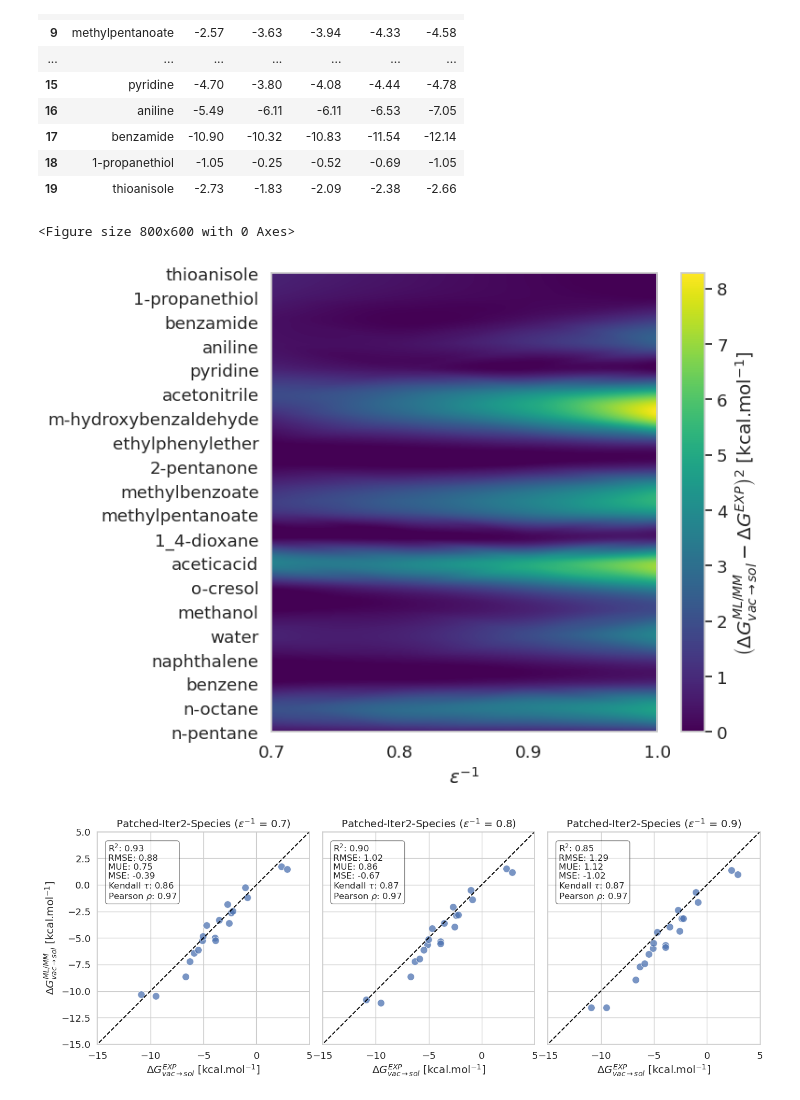
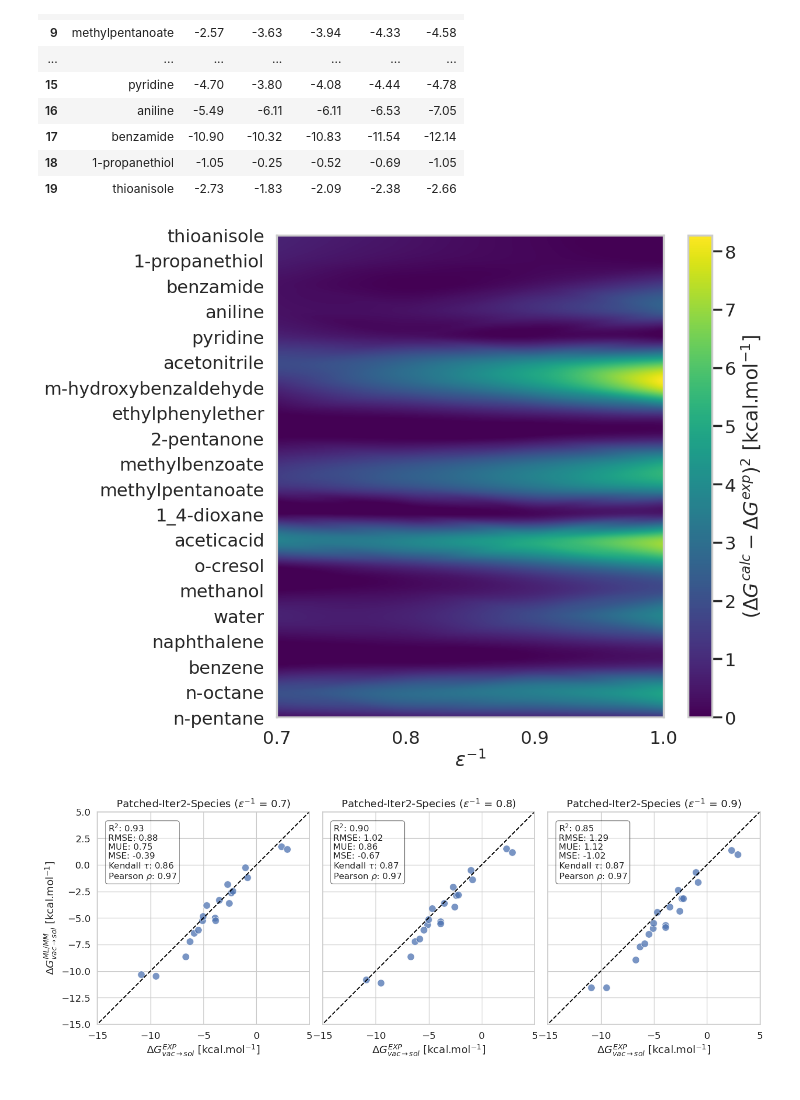
Before and after one commit to michellab/EMLE_HFE_SI, a Jupyter notebook: figures/figures_5/plot.ipynb, the cells around one changed output. Saved outputs shown, nothing was run; the diff lists cells and outputs as text; code cells hidden in the pictures.

```diff
--- a/figures/figures_5/plot.ipynb
+++ b/figures/figures_5/plot.ipynb
@@ -92,8 +92,9 @@ from scipy.interpolate import griddata
 import seaborn as sns
 
 # Set Seaborn style
-sns.set(style="whitegrid", font_scale=1.2, palette="colorblind")
-plt.figure(figsize=(8, 6))
+sns.set(style="whitegrid", palette="colorblind", context="poster")
+
+#sns.set(style="whitegrid", font_scale=1.2, palette="colorblind")
 
 
 # Calculate mean signed errors for each molecule and epsilon
@@ -121,38 +122,39 @@ values = heatmap_df.values
 x_labels = ['0.7', '0.8', '0.9', '1.0']  # Include eps_1.0 in x_labels
 y_labels = np.arange(len(heatmap_df))  # y positions for molecules
 
 # Define grid for interpolation
 grid_x = np.linspace(0, len(x_labels) - 1, 2500)
 grid_y = np.linspace(0, len(y_labels), 2500)
 grid_x, grid_y = np.meshgrid(grid_x, grid_y)
 
 # Flatten the original data for interpolation
 points = np.array([[j, i] for i in range(len(y_labels)) for j in range(len(x_labels))])
 values_flat = values.flatten()
 values_flat = values_flat ** 2
 
 # Perform the interpolation
 grid_z = griddata(points, values_flat, (grid_x, grid_y), method='cubic')
 
 # Create the plot
-plt.figure(figsize=(8, 6))
+plt.figure(figsize=(13, 10))
 plt.imshow(grid_z, extent=[0, len(x_labels) - 1, 0, len(y_labels)],  # y limits from 0 to number of molecules
            aspect='auto', cmap='viridis', interpolation='antialiased', origin='lower')
 
 # Add color bar
-plt.colorbar(label=r'$\left( \Delta G^{ML/MM}_{vac \rightarrow sol}-\Delta G^{EXP} \right)^2$ [kcal.mol$^{-1}$]')
+#plt.colorbar(label=r'$\left( \Delta G^{ML/MM}_{vac \rightarrow sol}-\Delta G^{EXP} \right)^2$ [kcal.mol$^{-1}$]')
+plt.colorbar(label=r'$\left( \Delta G^{calc}-\Delta G^{exp} \right)^2$ [kcal.mol$^{-1}$]')
+
 plt.clim(vmin=0)
 plt.xticks(ticks=np.arange(len(x_labels)), labels=x_labels)
 plt.yticks(ticks=np.arange(len(y_labels)), labels=heatmap_df.index)
 plt.xlabel(r'$\epsilon^{-1}$')
 plt.ylim(0, len(y_labels)-1)
 plt.grid(False)
 plt.tight_layout()
-plt.savefig('fig5_eps_imshow.png', bbox_inches='tight', dpi=300, transparent=True)
+plt.savefig('fig5_eps_imshow.pdf', bbox_inches='tight', dpi=300, transparent=True)
 plt.show()
 # %% [output]
-<Figure size 800x600 with 0 Axes>
-[figure, old version]
+[figure, new version]
 # %%
 sns.set(style='whitegrid', font_scale=1.2)
 
```
Also changed, not shown: 20 other files.
